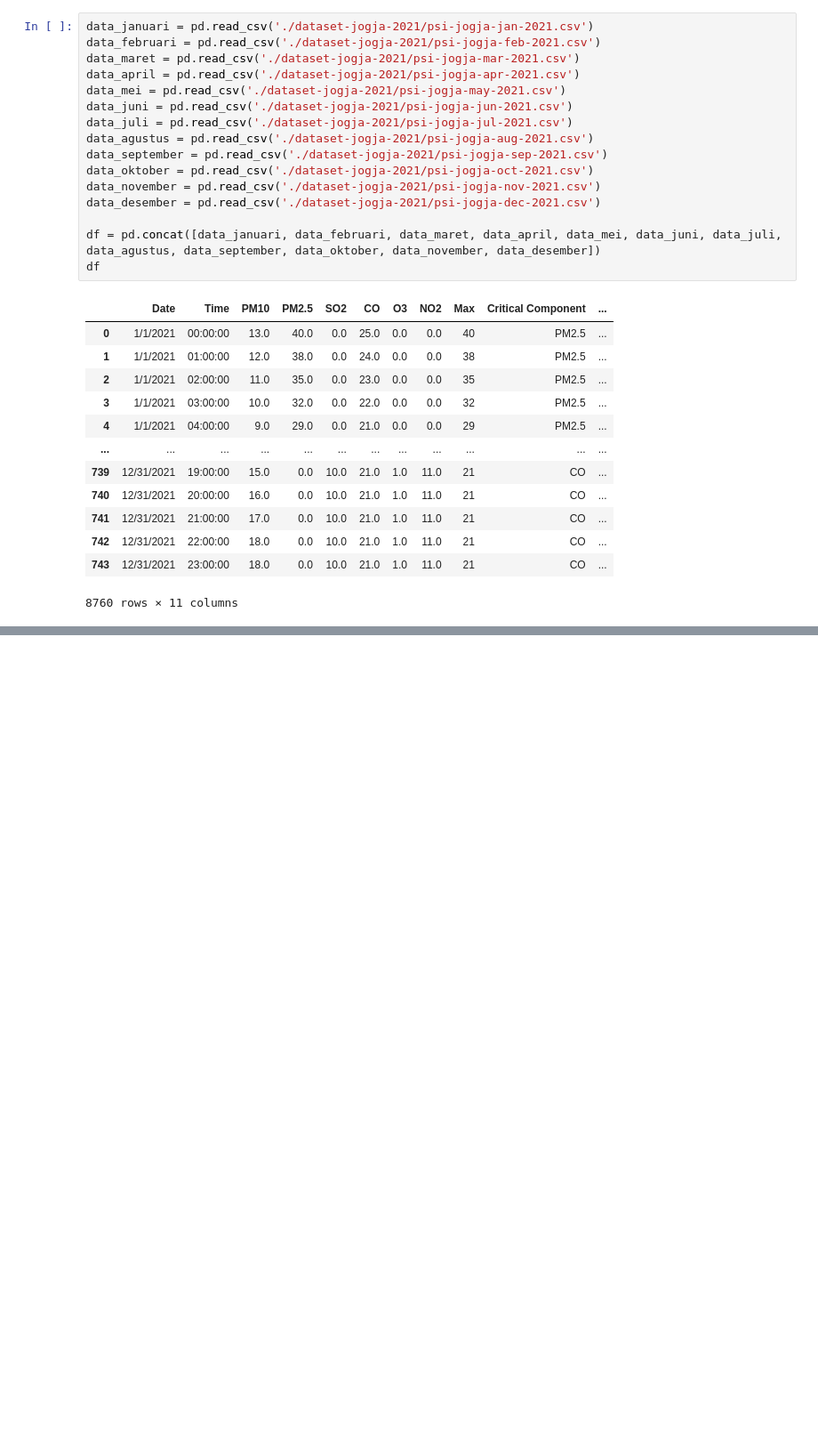
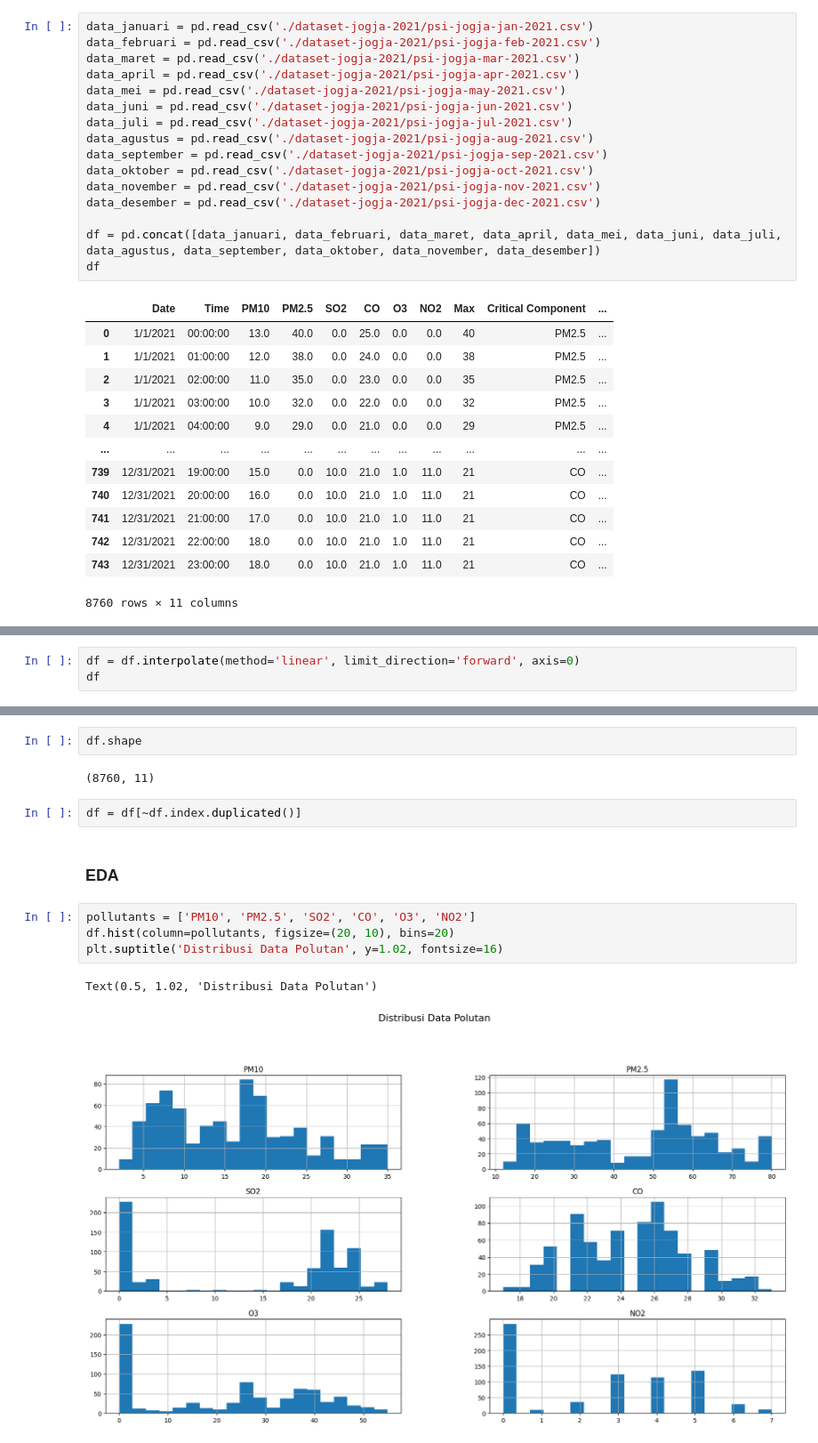
Before and after one commit to andidprastyo/Data-Analyst-Projects, a Jupyter notebook: Data Science/Yogyakarta Air Quality Analysis/analysis.ipynb, the cells around one changed output, grey strips where cells are left out. Shown at 89% size. Saved outputs shown, nothing was run; the diff lists cells and outputs as text; blank space fills up the shorter version.

```diff
--- a/Data Science/Yogyakarta Air Quality Analysis/analysis.ipynb
+++ b/Data Science/Yogyakarta Air Quality Analysis/analysis.ipynb
@@ -41,0 +98,3 @@ df
+# %%
+df = df.interpolate(method='linear', limit_direction='forward', axis=0)
+df
@@ -41,0 +130,15 @@ df
+# %%
+df.shape
+# %% [output]
+(8760, 11)
+# %%
+df = df[~df.index.duplicated()]
+# %% [markdown]
+### EDA
+# %%
+pollutants = ['PM10', 'PM2.5', 'SO2', 'CO', 'O3', 'NO2']
+df.hist(column=pollutants, figsize=(20, 10), bins=20)
+plt.suptitle('Distribusi Data Polutan', y=1.02, fontsize=16)
+# %% [output]
+Text(0.5, 1.02, 'Distribusi Data Polutan')
+[figure, added]
```
Also changed, not shown: parts of 9 cells of this notebook.
